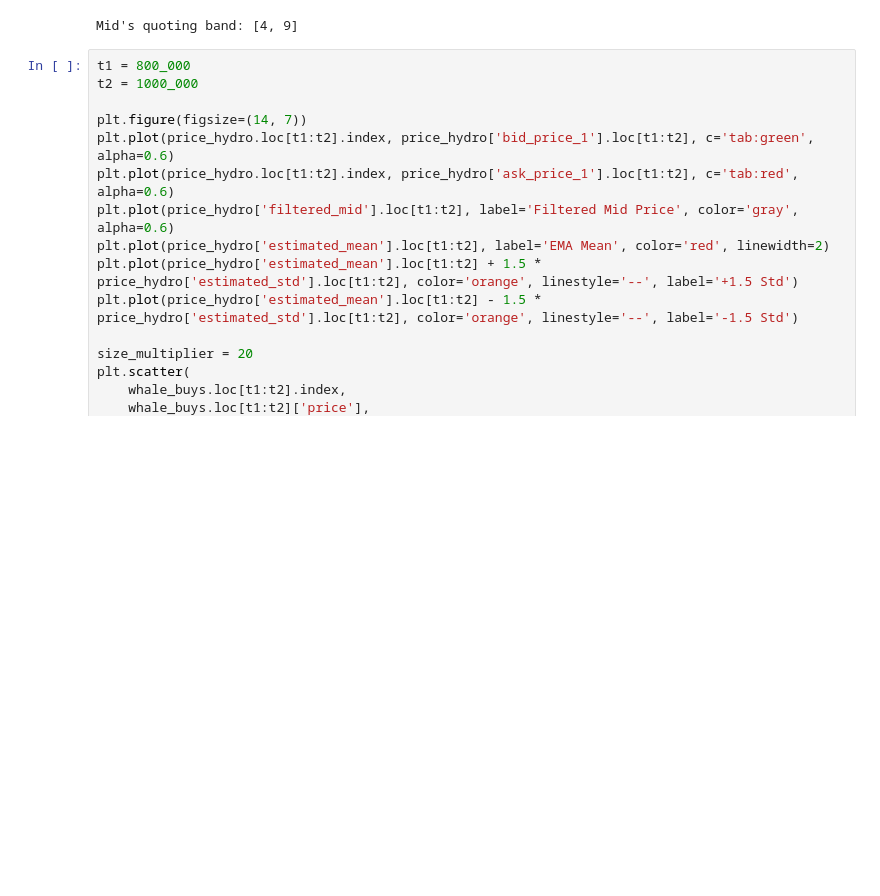
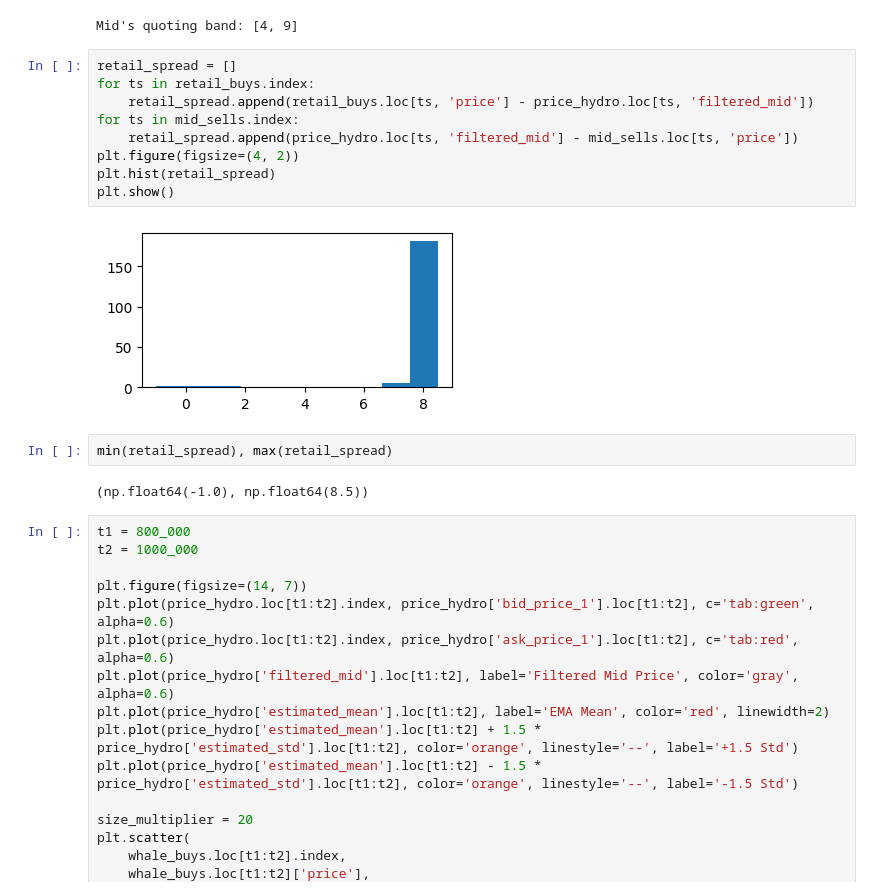
Before and after one commit to aemilani/imc-prosperity-4, a Jupyter notebook: notebooks/algo_4_hydro.ipynb, the cells around one changed output. Saved outputs shown, nothing was run; the diff lists cells and outputs as text; blank space fills up the shorter version.

Commit message:
Initial version of hybrid Hydro algo done

```diff
--- a/notebooks/algo_4_hydro.ipynb
+++ b/notebooks/algo_4_hydro.ipynb
@@ -483,6 +483,21 @@ plt.show()
 print(f"Mid's quoting band: [{min(mid_full_quotes)}, {max(mid_full_quotes)}]")
 # %% [output]
 Mid's quoting band: [4, 9]
+# %%
+retail_spread = []
+for ts in retail_buys.index:
+    retail_spread.append(retail_buys.loc[ts, 'price'] - price_hydro.loc[ts, 'filtered_mid'])
+for ts in mid_sells.index:
+    retail_spread.append(price_hydro.loc[ts, 'filtered_mid'] - mid_sells.loc[ts, 'price'])
+plt.figure(figsize=(4, 2))
+plt.hist(retail_spread)
+plt.show()
+# %% [output]
+[figure, added]
+# %%
+min(retail_spread), max(retail_spread)
+# %% [output]
+(np.float64(-1.0), np.float64(8.5))
 # %%
 t1 = 800_000
 t2 = 1000_000
```
Also changed, not shown: 7 other files.
